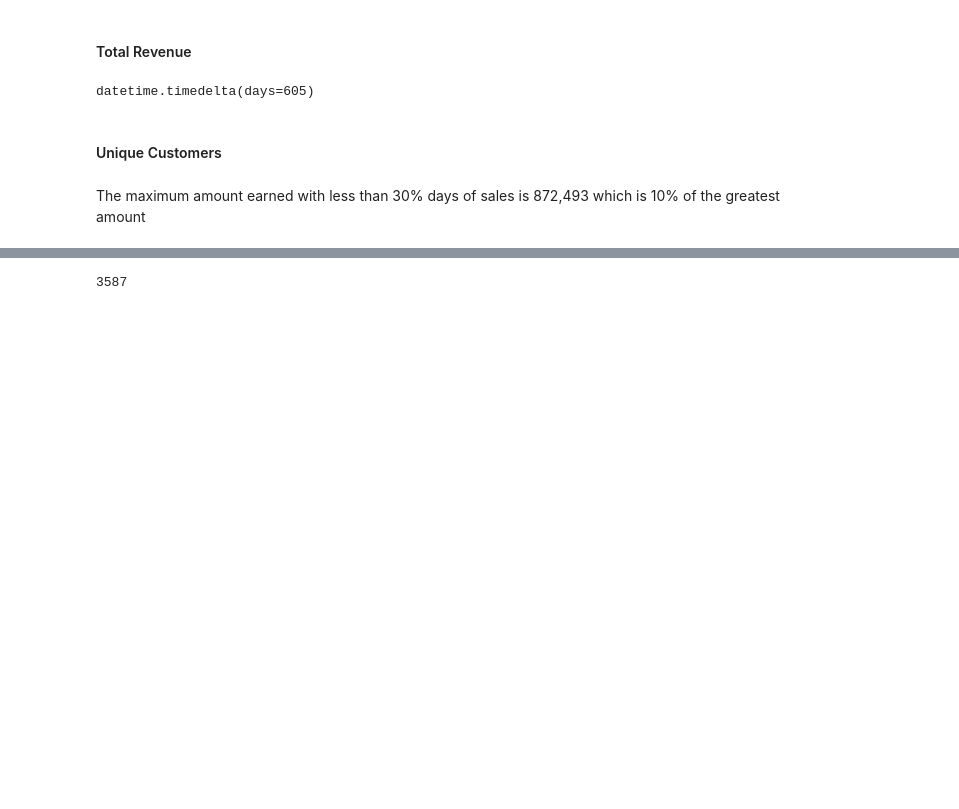
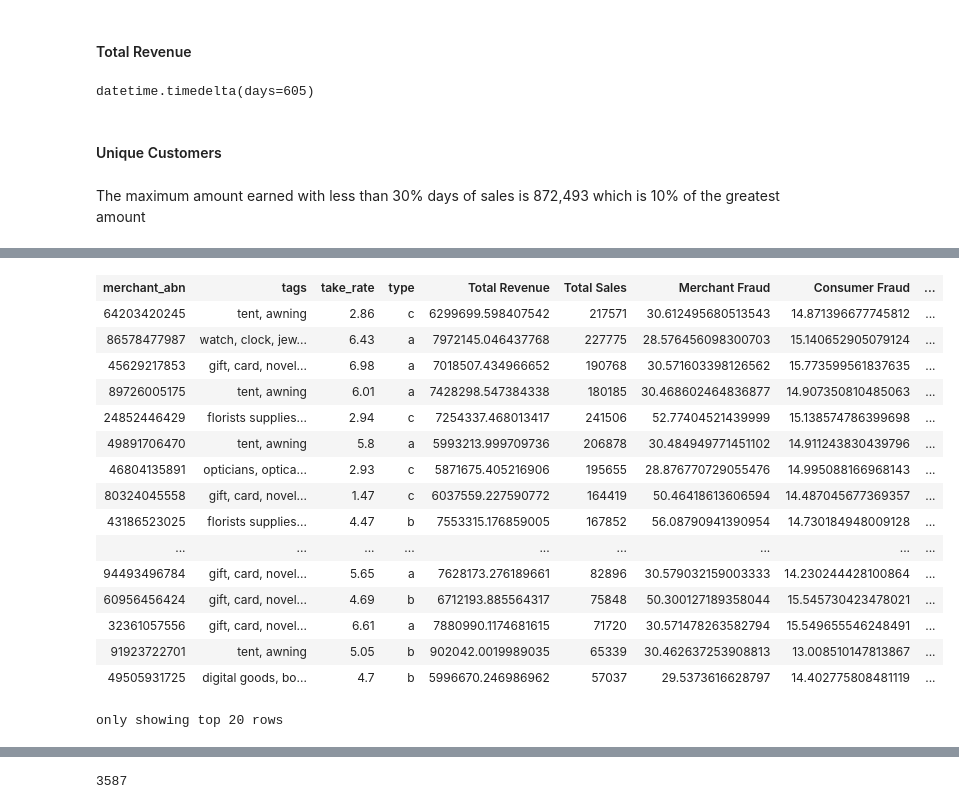
Before and after one commit to MAST30034-AppliedDataScience/project-2-group-buy-now-pay-later-industry-project-30, a Jupyter notebook: notebooks/misc_fraud_findings.ipynb, the cells around one changed output, grey strips where cells are left out. Drawn from its saved outputs; the diff is of its cells as text; code cells hidden in the pictures; blank space fills up the shorter version.

```diff
--- a/notebooks/misc_fraud_findings.ipynb
+++ b/notebooks/misc_fraud_findings.ipynb
@@ -101,0 +144,20 @@ The maximum amount earned with less than 30% days of sales is 872,493 which is 1
+# %%
+df.filter(F.col('Unique Customers') > 0.2*20111).sort('Unique Customers', ascending = False)
+# %% [output]
+| merchant_abn | tags | take_rate | type | Total Revenue | Total Sales | Merchant Fraud | Consumer Fraud | ... |
+| 64203420245 | tent, awning | 2.86 | c | 6299699.598407542 | 217571 | 30.612495680513543 | 14.871396677745812 | ... |
+| 86578477987 | watch, clock, jew... | 6.43 | a | 7972145.046437768 | 227775 | 28.576456098300703 | 15.140652905079124 | ... |
+| 45629217853 | gift, card, novel... | 6.98 | a | 7018507.434966652 | 190768 | 30.571603398126562 | 15.773599561837635 | ... |
+| 89726005175 | tent, awning | 6.01 | a | 7428298.547384338 | 180185 | 30.468602464836877 | 14.907350810485063 | ... |
+| 24852446429 | florists supplies... | 2.94 | c | 7254337.468013417 | 241506 | 52.77404521439999 | 15.138574786399698 | ... |
+| 49891706470 | tent, awning | 5.8 | a | 5993213.999709736 | 206878 | 30.484949771451102 | 14.911243830439796 | ... |
+| 46804135891 | opticians, optica... | 2.93 | c | 5871675.405216906 | 195655 | 28.876770729055476 | 14.995088166968143 | ... |
+| 80324045558 | gift, card, novel... | 1.47 | c | 6037559.227590772 | 164419 | 50.46418613606594 | 14.487045677369357 | ... |
+| 43186523025 | florists supplies... | 4.47 | b | 7553315.176859005 | 167852 | 56.08790941390954 | 14.730184948009128 | ... |
+| ... | ... | ... | ... | ... | ... | ... | ... | ... |
+| 94493496784 | gift, card, novel... | 5.65 | a | 7628173.276189661 | 82896 | 30.579032159003333 | 14.230244428100864 | ... |
+| 60956456424 | gift, card, novel... | 4.69 | b | 6712193.885564317 | 75848 | 50.300127189358044 | 15.545730423478021 | ... |
+| 32361057556 | gift, card, novel... | 6.61 | a | 7880990.1174681615 | 71720 | 30.571478263582794 | 15.549655546248491 | ... |
+| 91923722701 | tent, awning | 5.05 | b | 902042.0019989035 | 65339 | 30.462637253908813 | 13.008510147813867 | ... |
+| 49505931725 | digital goods, bo... | 4.7 | b | 5996670.246986962 | 57037 | 29.5373616628797 | 14.402775808481119 | ... |
+only showing top 20 rows
```
Also changed, not shown: parts of 7 cells of this notebook.
